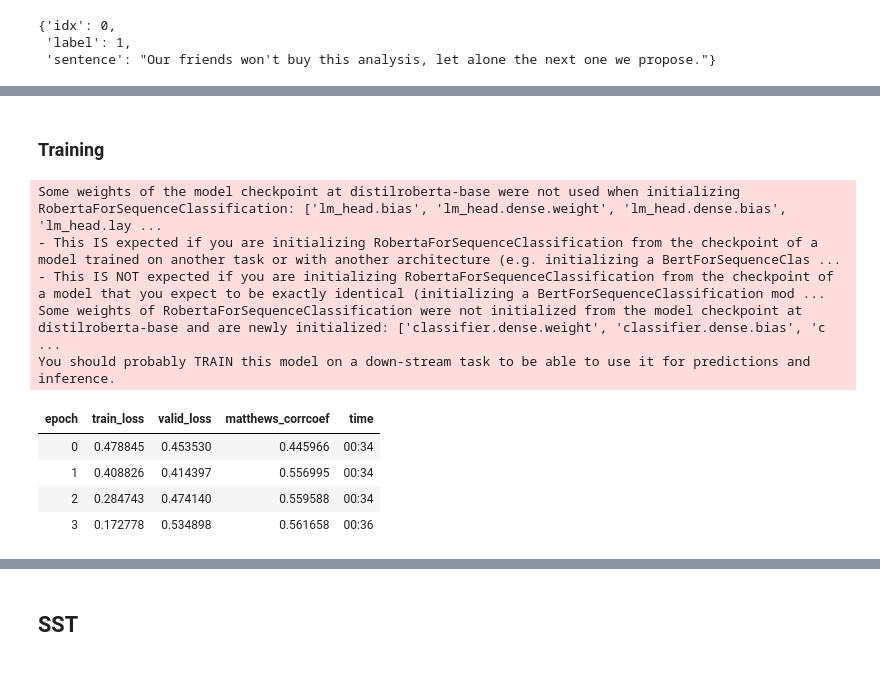
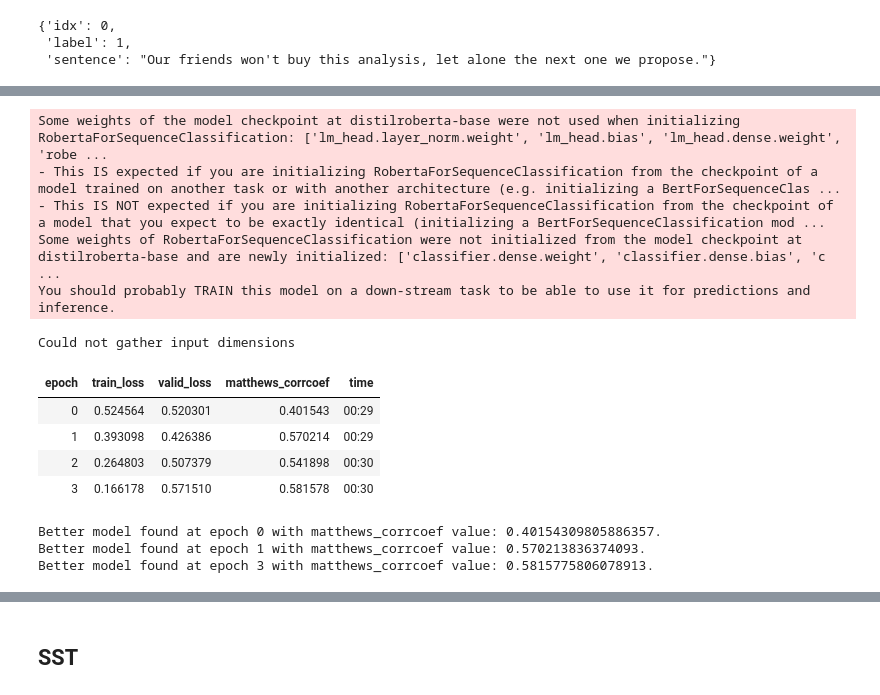
Before and after one commit to aikindergarten/fasthugs, a Jupyter notebook: nbs/12_examples.glue-benchmark.ipynb, the cells around one changed output, grey strips where cells are left out. Drawn from its saved outputs; the diff is of its cells as text; code cells hidden in the pictures.

```diff
--- a/nbs/12_examples.glue-benchmark.ipynb
+++ b/nbs/12_examples.glue-benchmark.ipynb
@@ -102,7 +102,8 @@ train_ds[0]
  'label': 1,
  'sentence': "Our friends won't buy this analysis, let alone the next one we propose."}
 # %%
-dblock = DataBlock(blocks = [TransformersTextBlock(pretrained_model_name=model_name), CategoryBlock()],
+vocab = train_ds.features['label'].names
+dblock = DataBlock(blocks = [TransformersTextBlock(pretrained_model_name=model_name), PreprocCategoryBlock(vocab)],
                    get_x=ItemGetter('sentence'),
                    get_y=ItemGetter('label'),
                    splitter=IndexSplitter(valid_idx))
@@ -147,26 +147,27 @@ Run data is saved locally in /notebooks/fasthugs/nbs/wandb/run-20210429_183326-1
-# %% [markdown]
-### Training
 # %%
 #hide_output
 model = AutoModelForSequenceClassification.from_pretrained(model_name)
 metrics = glue_metrics[task]
 learn = TransLearner(dls, model, metrics=metrics).to_fp16()
 # %% [output]
-Some weights of the model checkpoint at distilroberta-base were not used when initializing RobertaForSequenceClassification: ['lm_head.bias', 'lm_head.dense.weight', 'lm_head.dense.bias', 'lm_head.lay ...
+Some weights of the model checkpoint at distilroberta-base were not used when initializing RobertaForSequenceClassification: ['lm_head.layer_norm.weight', 'lm_head.bias', 'lm_head.dense.weight', 'robe ...
 - This IS expected if you are initializing RobertaForSequenceClassification from the checkpoint of a model trained on another task or with another architecture (e.g. initializing a BertForSequenceClas ...
 - This IS NOT expected if you are initializing RobertaForSequenceClassification from the checkpoint of a model that you expect to be exactly identical (initializing a BertForSequenceClassification mod ...
 Some weights of RobertaForSequenceClassification were not initialized from the model checkpoint at distilroberta-base and are newly initialized: ['classifier.dense.weight', 'classifier.dense.bias', 'c ...
 You should probably TRAIN this model on a down-stream task to be able to use it for predictions and inference.
 # %%
-# cbs = [WandbCallback(log_preds=False, log_model=False), SaveModelCallback(monitor=metrics[0].name)]
-cbs = []
+cbs = [WandbCallback(log_preds=False, log_model=False), SaveModelCallback(monitor=metrics[0].name)]
 learn.fit_one_cycle(4, lr, cbs=cbs)
 # %% [output]
+Could not gather input dimensions
 | epoch | train_loss | valid_loss | matthews_corrcoef | time |
-| 0 | 0.478845 | 0.453530 | 0.445966 | 00:34 |
-| 1 | 0.408826 | 0.414397 | 0.556995 | 00:34 |
-| 2 | 0.284743 | 0.474140 | 0.559588 | 00:34 |
-| 3 | 0.172778 | 0.534898 | 0.561658 | 00:36 |
+| 0 | 0.524564 | 0.520301 | 0.401543 | 00:29 |
+| 1 | 0.393098 | 0.426386 | 0.570214 | 00:29 |
+| 2 | 0.264803 | 0.507379 | 0.541898 | 00:30 |
+| 3 | 0.166178 | 0.571510 | 0.581578 | 00:30 |
+Better model found at epoch 0 with matthews_corrcoef value: 0.40154309805886357.
+Better model found at epoch 1 with matthews_corrcoef value: 0.570213836374093.
+Better model found at epoch 3 with matthews_corrcoef value: 0.5815775806078913.
 # %%
 learn.show_results()
 # %% [output]
```
Also changed, not shown: parts of 41 cells of this notebook, 6 other files.
